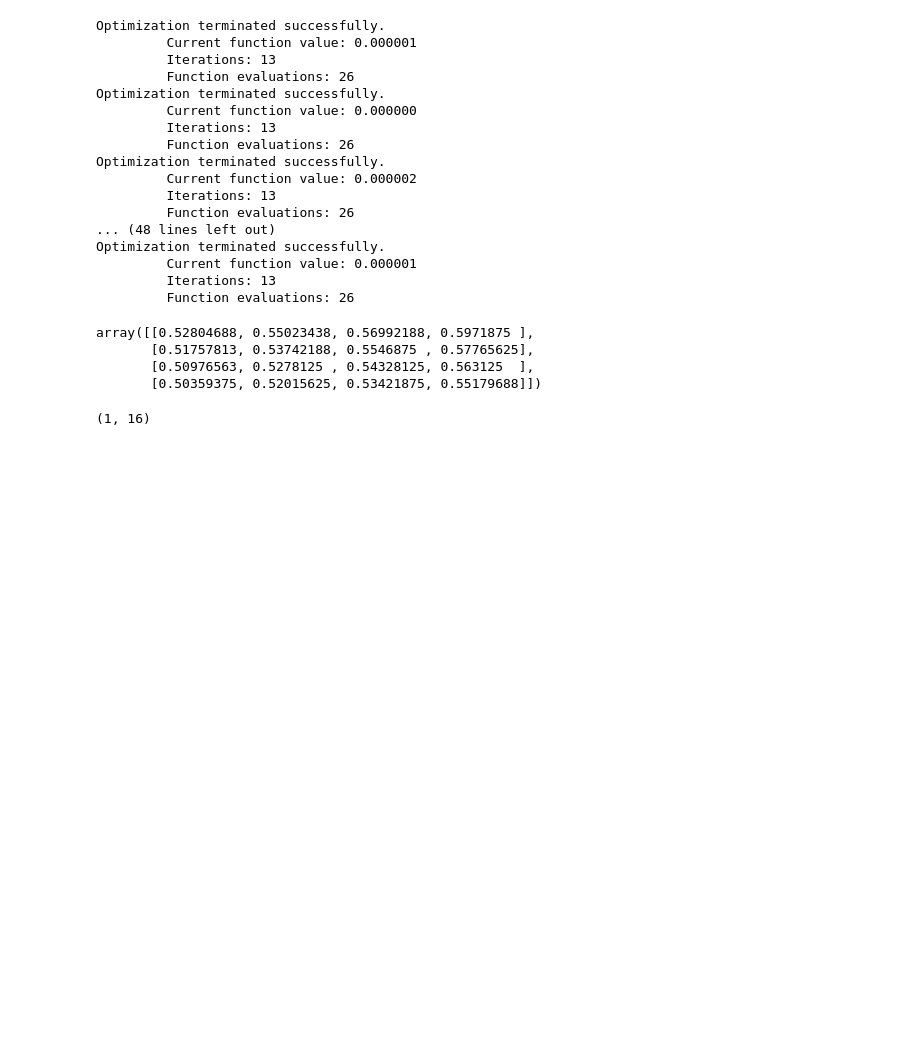
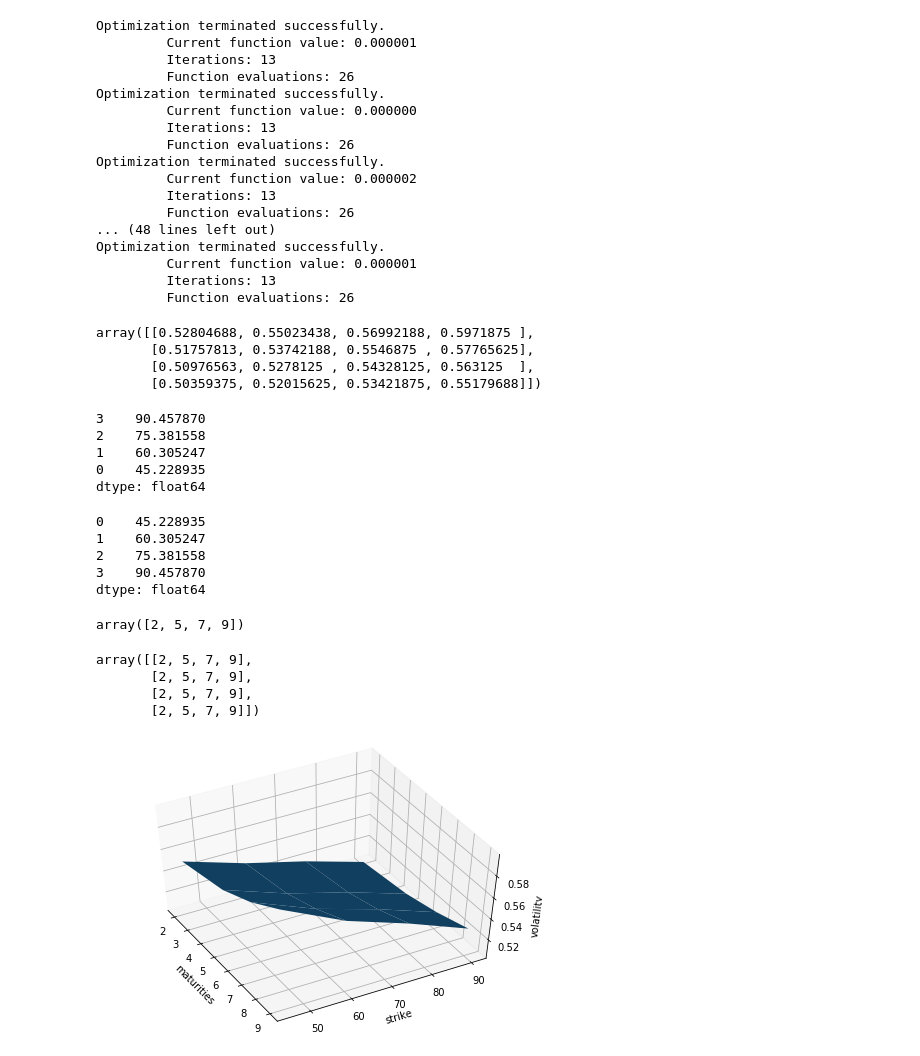
Before and after one commit to anitamezzetti/advanced_derivatives, a Jupyter notebook: ps2/ex1.ipynb, the cells around one changed output. Saved outputs shown, nothing was run; the diff lists cells and outputs as text; code cells hidden in the pictures; blank space fills up the shorter version.

```diff
--- a/ps2/ex1.ipynb
+++ b/ps2/ex1.ipynb
@@ -133,4 +130,44 @@ y = np.tile(tau,(1,4))
-# %%
-x
-# %% [output]
-(1, 16)
+# %%
+k[::-1]
+# %% [output]
+3    90.457870
+2    75.381558
+1    60.305247
+0    45.228935
+dtype: float64
+# %%
+k
+# %% [output]
+0    45.228935
+1    60.305247
+2    75.381558
+3    90.457870
+dtype: float64
+# %%
+tau
+# %% [output]
+array([2, 5, 7, 9])
+# %%
+X
+# %% [output]
+array([[2, 5, 7, 9],
+       [2, 5, 7, 9],
+       [2, 5, 7, 9],
+       [2, 5, 7, 9]])
+# %%
+from matplotlib import cm
+fig = plt.figure()
+ax = Axes3D(fig, azim = -29, elev = 50)
+#Create X and Y data
+x = k[::-1]
+y = tau[::-1]
+X, Y = np.meshgrid(x, y)
+
+#ax.view_init(15,10)
+surf = ax.plot_surface(Y, X, IV, antialiased=True)
+ax.set_xlabel('maturities')
+ax.set_ylabel('strike')
+ax.set_zlabel('volatility')
+plt.show()
+# %% [output]
+[figure, added]
```
Also changed, not shown: parts of 1 cell of this notebook.
